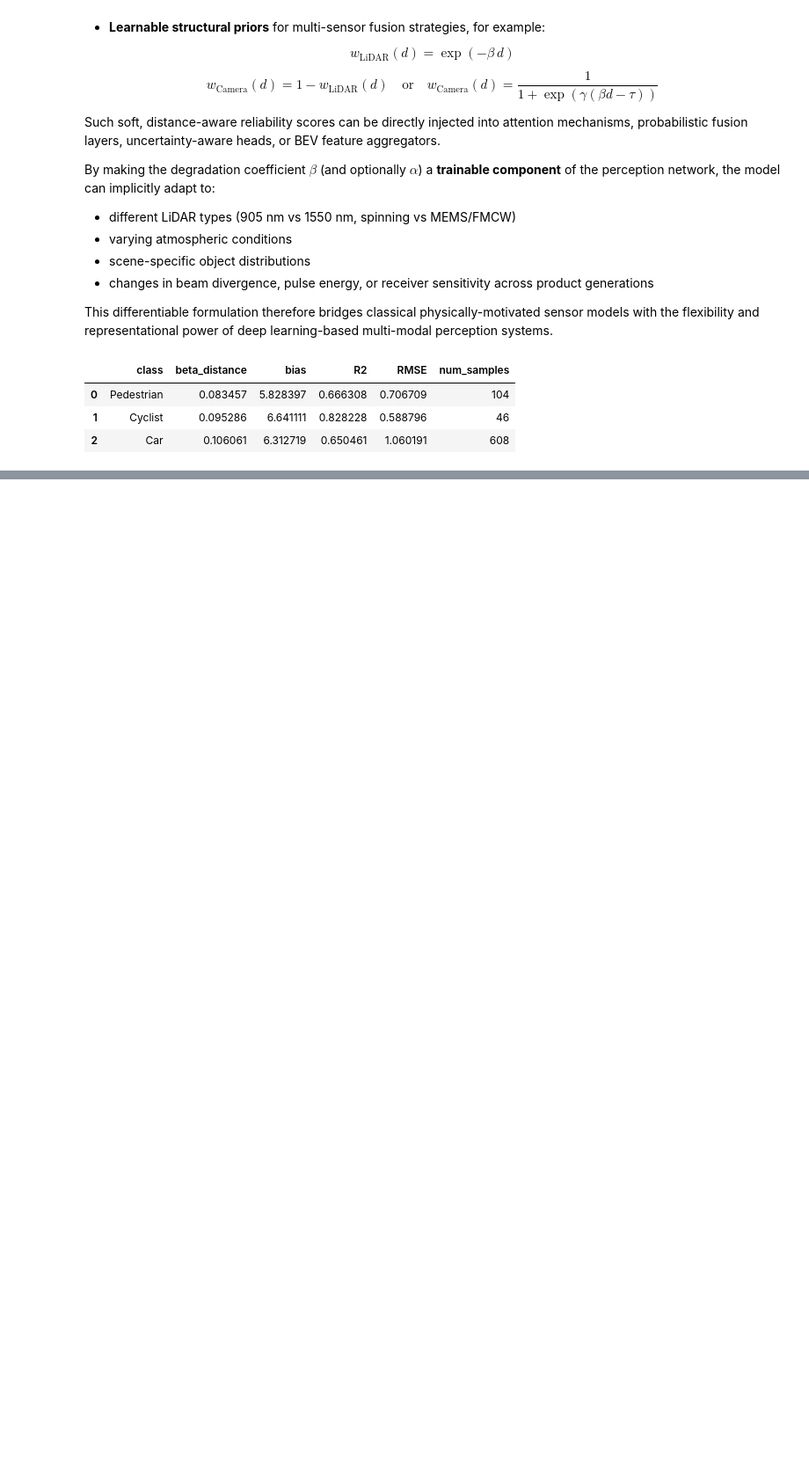
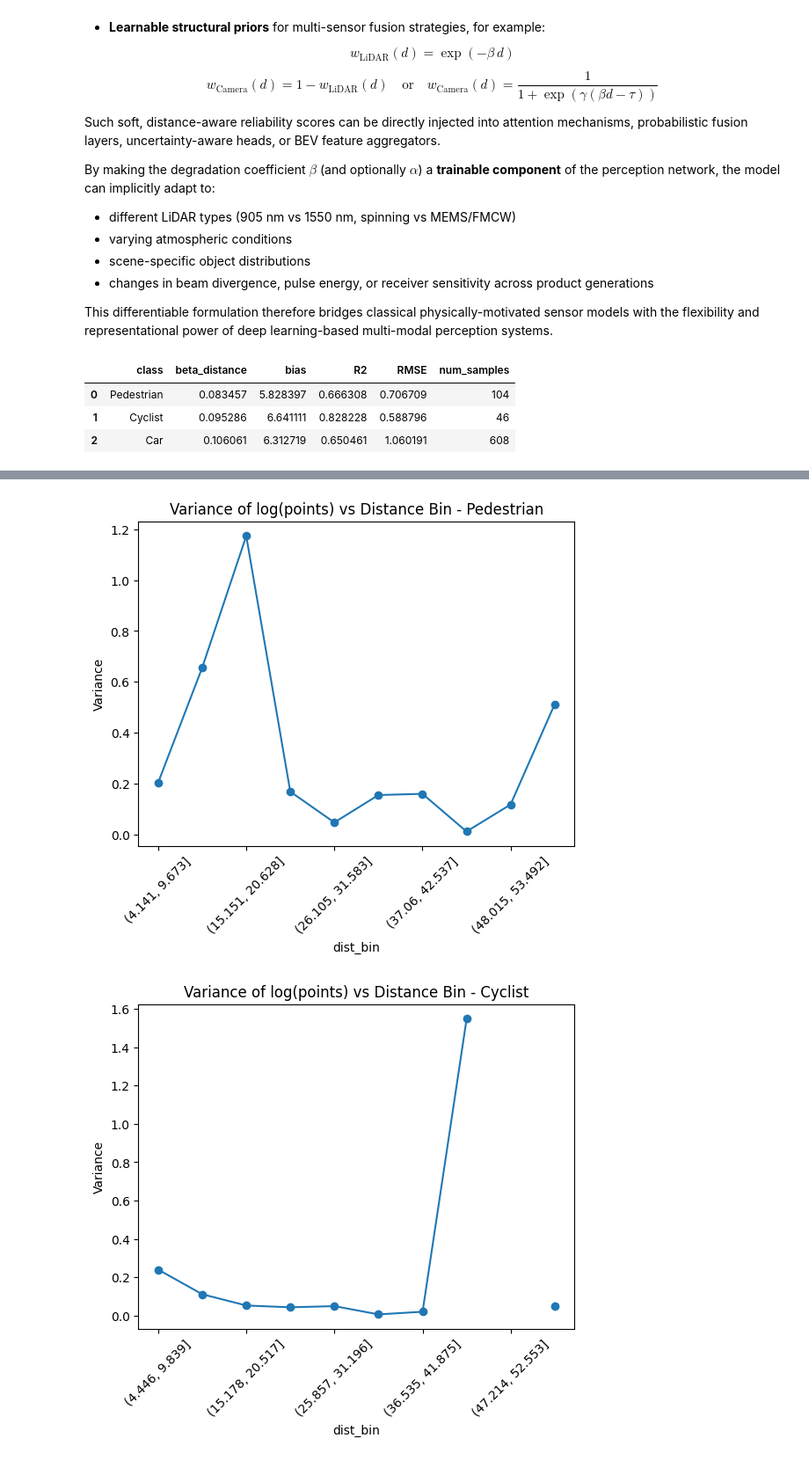
Before and after one commit to aliowx/data-analysis, a Jupyter notebook: notebook/EEG/eeg-bci-robot-control.ipynb, the cells around one changed output, grey strips where cells are left out. Shown at 88% size. Drawn from its saved outputs; the diff is of its cells as text; code cells hidden in the pictures; blank space fills up the shorter version.

```diff
--- a/notebook/EEG/eeg-bci-robot-control.ipynb
+++ b/notebook/EEG/eeg-bci-robot-control.ipynb
@@ -1028,0 +1068,20 @@ def statistical_analysis(df_cls):
+# %%
+def variance_vs_distance(df, cls_name, bins=10):
+
+    df_cls = df[df["class"] == cls_name].copy()
+    df_cls["dist_bin"] = pd.cut(df_cls["distance"], bins=bins)
+
+    var_grouped = df_cls.groupby("dist_bin")["log_points"].var()
+
+    plt.figure()
+    var_grouped.plot(marker="o")
+    plt.title(f"Variance of log(points) vs Distance Bin - {cls_name}")
+    plt.ylabel("Variance")
+    plt.xticks(rotation=45)
+    plt.show()
+
+for cls in df_stats["class"].unique():
+    variance_vs_distance(df_stats, cls)
+# %% [output]
+[figure, added]
+[figure, added]
```
Also changed, not shown: parts of 21 cells of this notebook.
